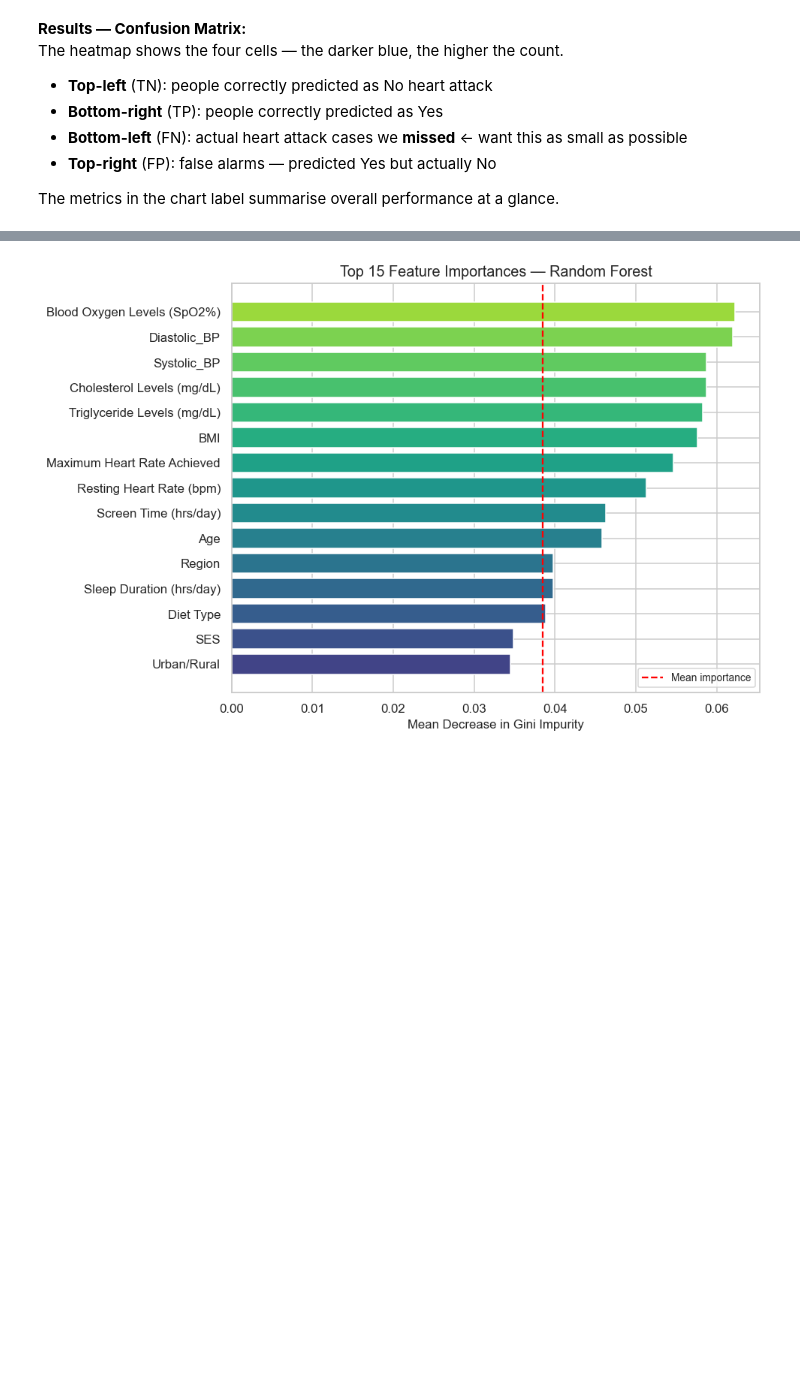
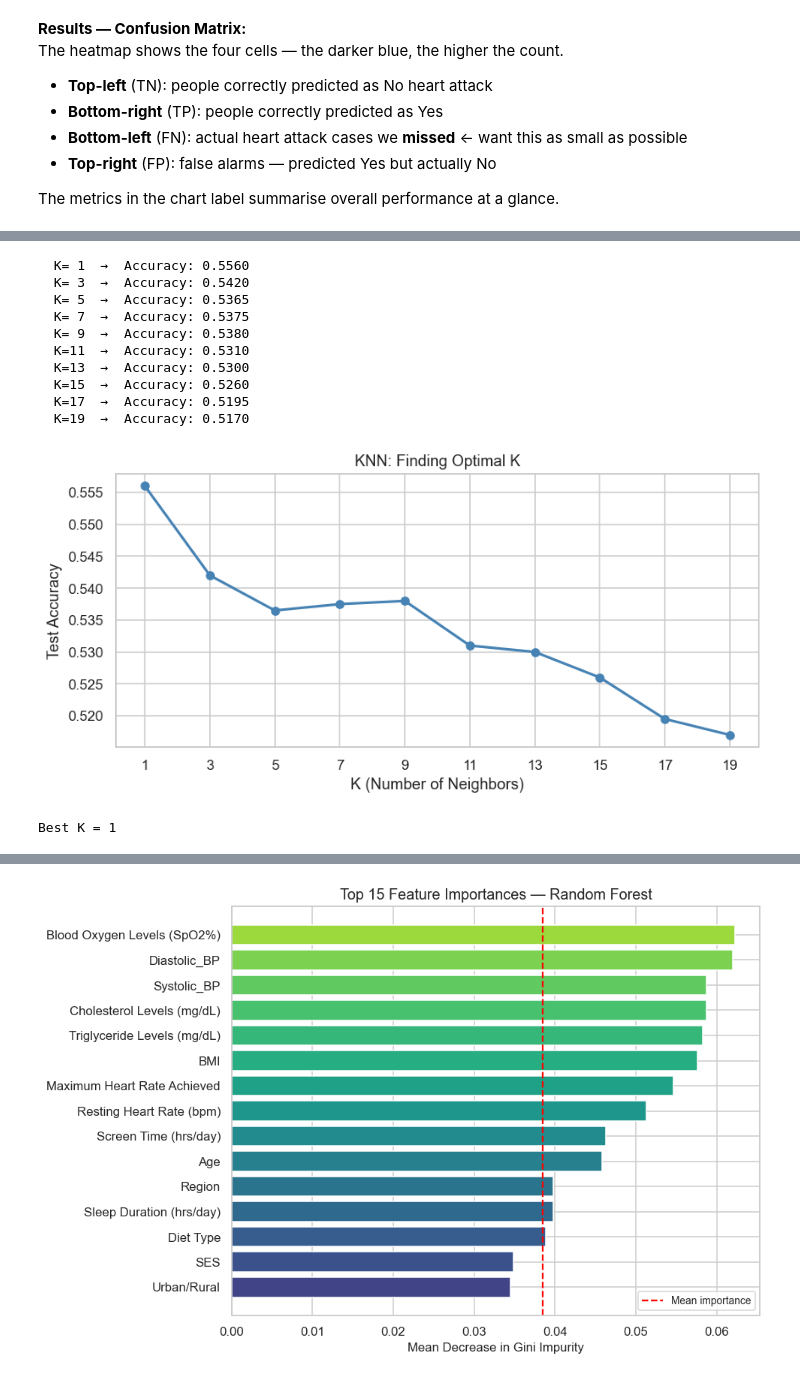
Before and after one commit to malanchanukaherath/ML-Projects, a Jupyter notebook: heart_attack_prediction.ipynb, the cells around one changed output, grey strips where cells are left out. Saved outputs shown, nothing was run; the diff lists cells and outputs as text; code cells hidden in the pictures; blank space fills up the shorter version.

```diff
--- a/heart_attack_prediction.ipynb
+++ b/heart_attack_prediction.ipynb
@@ -604,0 +585,50 @@ The metrics in the chart label summarise overall performance at a glance.
+# %%
+
+# ── Scale features for KNN ────────────────────────────────────────────────────
+# WHY: KNN calculates distance between points — features on large scales
+#      (e.g. Cholesterol 0–300) would dominate over small-scale ones (e.g. Age 0–40).
+#      StandardScaler brings everything to mean=0, std=1.
+#      We fit on SMOTE-balanced training data and only transform the test set.
+scaler = StandardScaler()
+X_train_sc = scaler.fit_transform(X_train_sm)   # fit + transform on SMOTE training data
+X_test_sc  = scaler.transform(X_test)           # transform test set with the SAME scaler
+
+# ── 11.1 Find the best K using a loop ─────────────────────────────────────────
+# We try odd values of K from 1 to 20 and pick the K with the best test accuracy.
+# Odd values avoid tie-breaking issues in binary classification.
+k_scores = []
+
+for k in range(1, 21, 2):   # 1, 3, 5, 7, ..., 19
+    knn = KNeighborsClassifier(n_neighbors=k)
+    knn.fit(X_train_sc, y_train_sm)
+    score = accuracy_score(y_test, knn.predict(X_test_sc))
+    k_scores.append((k, score))
+    print(f"  K={k:2d}  →  Accuracy: {score:.4f}")
+
+# ── Plot K vs Accuracy ─────────────────────────────────────────────────────────
+ks, scores = zip(*k_scores)
+plt.figure(figsize=(8, 4))
+plt.plot(ks, scores, marker='o', color='steelblue', linewidth=2)
+plt.xlabel("K (Number of Neighbors)")
+plt.ylabel("Test Accuracy")
+plt.title("KNN: Finding Optimal K")
+plt.xticks(ks)
+plt.grid(True)
+plt.tight_layout()
+plt.show()
+
+best_k = ks[np.argmax(scores)]
+print(f"\nBest K = {best_k}")
+# %% [output]
+  K= 1  →  Accuracy: 0.5560
+  K= 3  →  Accuracy: 0.5420
+  K= 5  →  Accuracy: 0.5365
+  K= 7  →  Accuracy: 0.5375
+  K= 9  →  Accuracy: 0.5380
+  K=11  →  Accuracy: 0.5310
+  K=13  →  Accuracy: 0.5300
+  K=15  →  Accuracy: 0.5260
+  K=17  →  Accuracy: 0.5195
+  K=19  →  Accuracy: 0.5170
+[figure, added]
+Best K = 1
```
Also changed, not shown: parts of 22 cells of this notebook.
